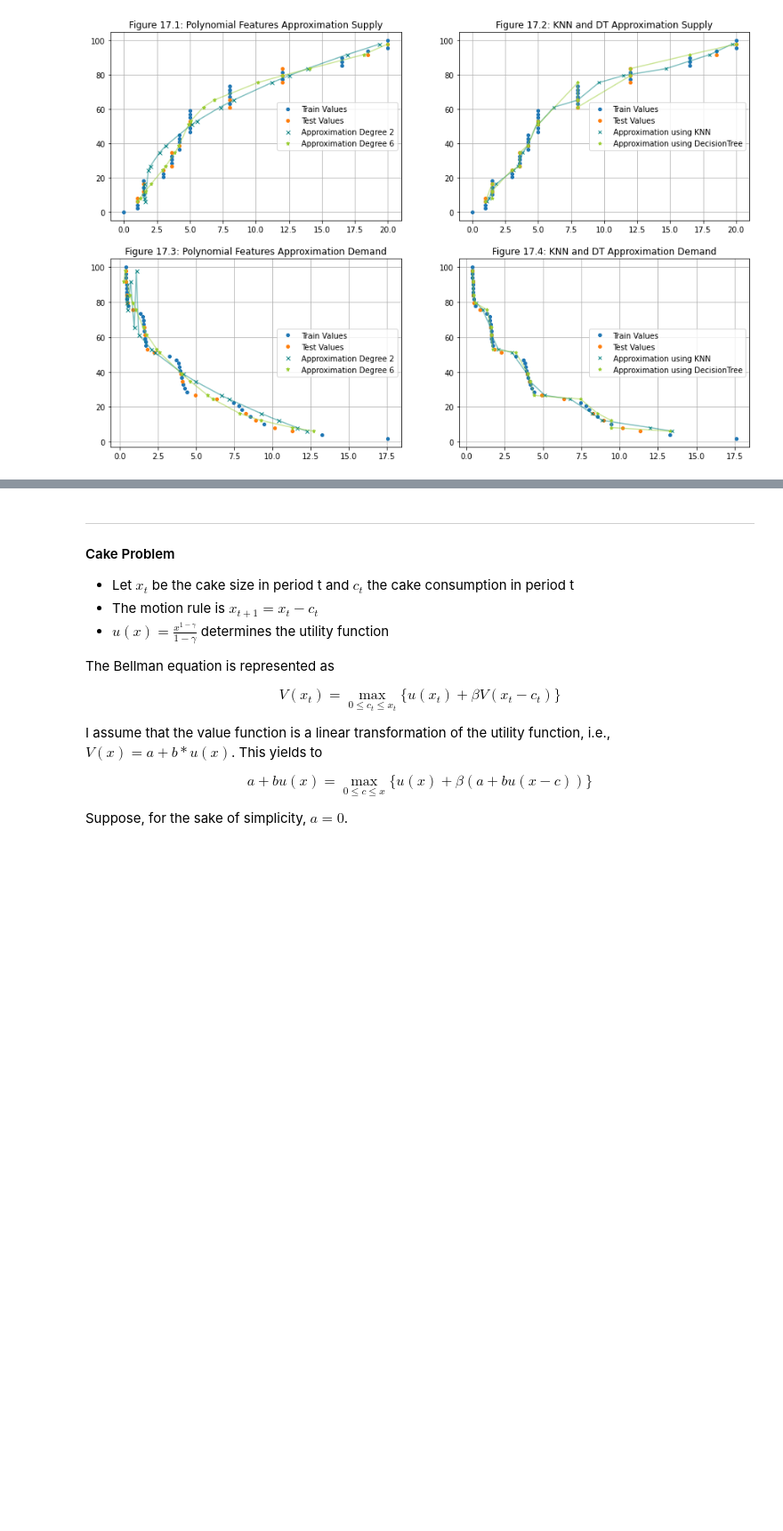
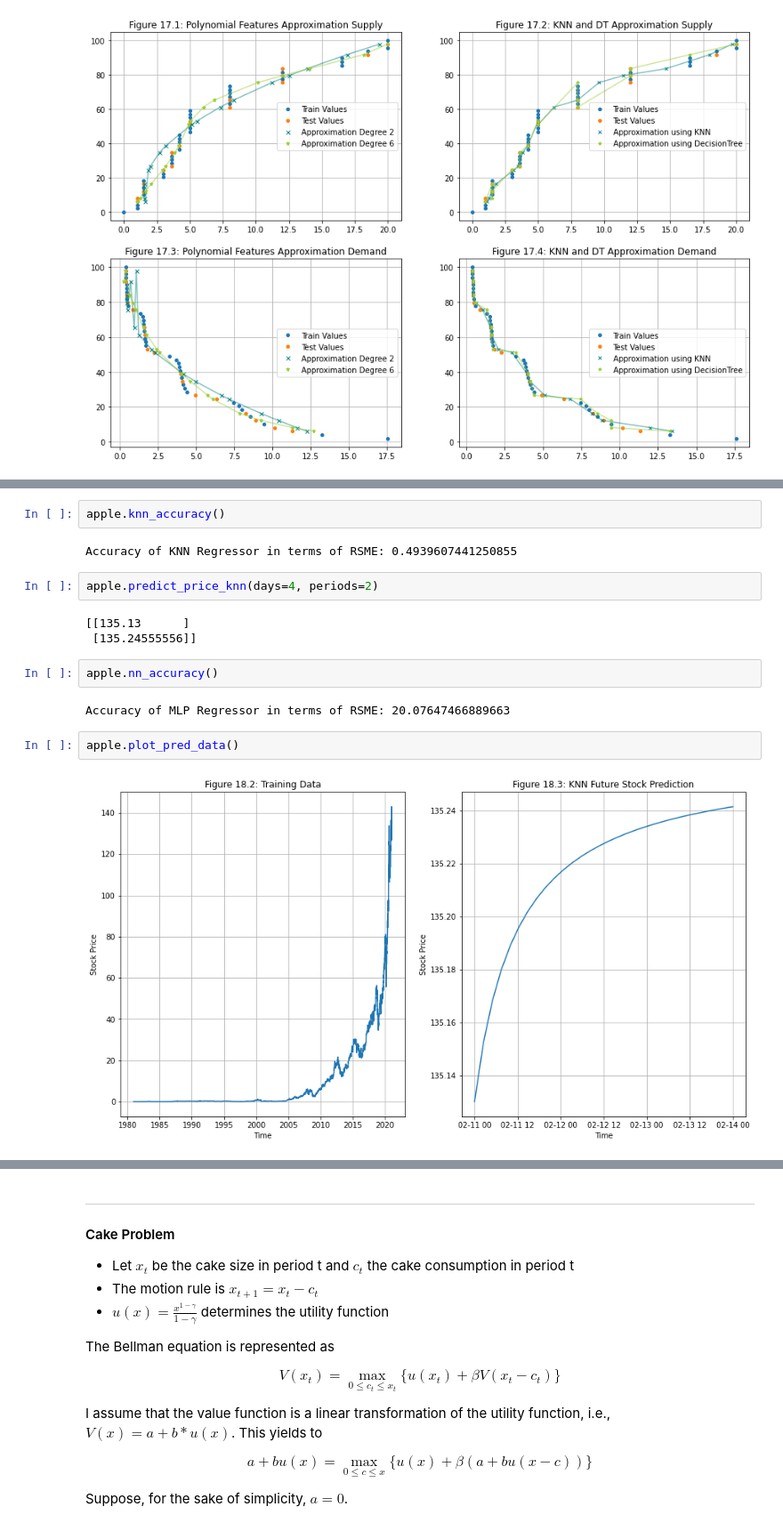
Before and after one commit to ArbiKodraj/Final_Project, a Jupyter notebook: FunctionApproximation.ipynb, the cells around one changed output, grey strips where cells are left out. Shown at 89% size. Cells and saved outputs as stored; diff of their text form; blank space fills up the shorter version.

```diff
--- a/FunctionApproximation.ipynb
+++ b/FunctionApproximation.ipynb
@@ -712,0 +752,17 @@ Table 14: Accuracy Approximation Demand and Supply using Modern ML-Methods
+# %%
+apple.knn_accuracy()
+# %% [output]
+Accuracy of KNN Regressor in terms of RSME: 0.4939607441250855
+# %%
+apple.predict_price_knn(days=4, periods=2)
+# %% [output]
+[[135.13      ]
+ [135.24555556]]
+# %%
+apple.nn_accuracy()
+# %% [output]
+Accuracy of MLP Regressor in terms of RSME: 20.07647466889663
+# %%
+apple.plot_pred_data()
+# %% [output]
+[figure, added]
```
Also changed, not shown: parts of 21 cells of this notebook, 3 other files.
